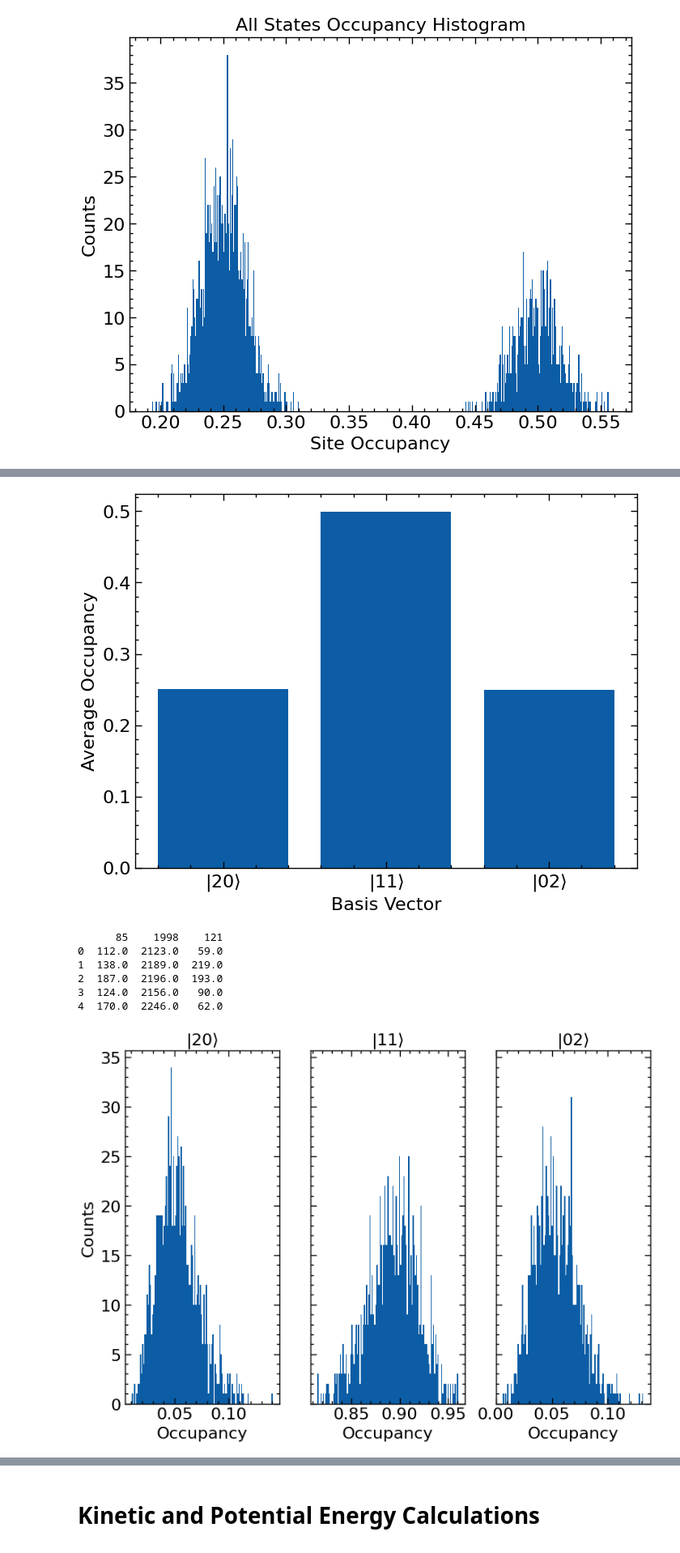
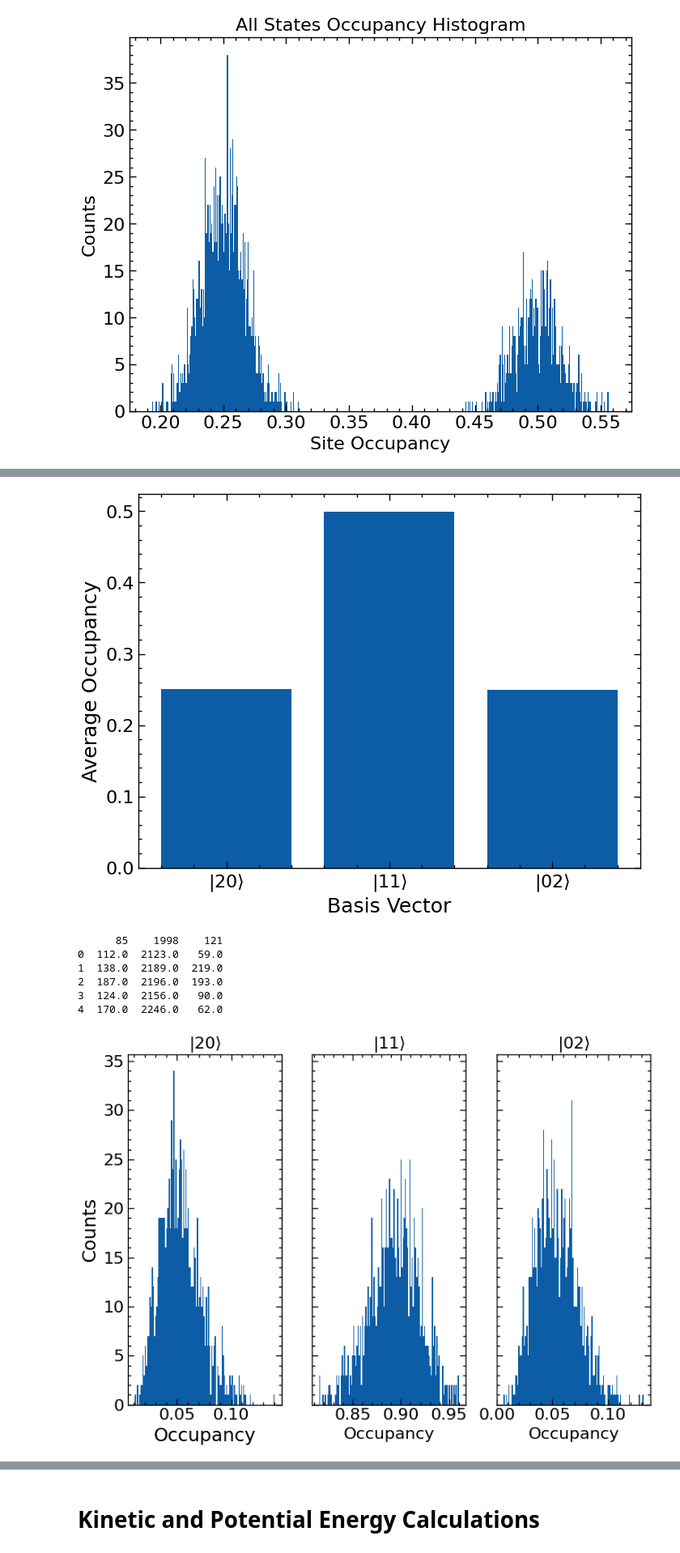
Before and after one commit to wmallah/pigsfli_benchmark, a Jupyter notebook: code/QMC_data_processing.ipynb, the cells around one changed output, grey strips where cells are left out. Shown at 81% size. Cells and saved outputs as stored; diff of their text form; code cells hidden in the pictures.

```diff
--- a/code/QMC_data_processing.ipynb
+++ b/code/QMC_data_processing.ipynb
@@ -99,13 +99,13 @@ fig, ax = plt.subplots()
 ax.bar(x, my_dict.values())
 ax.set_xticks(x)
 ax.set_xticklabels(my_dict.keys())
-ax.set_xlabel('Basis Vector')
-ax.set_ylabel('Average Occupancy')
+ax.set_xlabel('Basis Vector', fontsize=18)
+ax.set_ylabel('Average Occupancy', fontsize=18)
 # ax.set_title('Spatial Average Occupancies for $U=10$')
 plt.savefig('../figures/spatial_avg_occ_U_0.0001.pdf')
 plt.show()
 # %% [output]
-[figure, old version]
+[figure, new version]
 # %%
 # Read in .dat file
 path = '../data/occupancy_data/1D_2_2_1_10.000000_1.000000_8.000000_1000_Pn-mA1_1970_square.dat'
@@ -153,24 +153,24 @@ for i in range(len(normal_occ_data_sep)):
 # %%
 # Make separate subplots for counts of each respective sites occupancies
 fig, (ax1, ax2, ax3) = plt.subplots(1, 3, sharey=True, tight_layout=True)
 ax1.hist(site1, bins=int(len(site1)/8))
 ax2.hist(site2, bins=int(len(site2)/8))
 ax3.hist(site3, bins=int(len(site3)/8))
 
 ax1.locator_params(axis='x', nbins=4)
 
-ax1.set_xlabel('Occupancy')
-ax1.set_ylabel('Counts')
+ax1.set_xlabel('Occupancy', fontsize=18)
+ax1.set_ylabel('Counts', fontsize=18)
 ax1.set_title(r'$|20\rangle$')
 ax2.set_xlabel('Occupancy')
 ax2.set_title(r'$|11\rangle$')
 ax3.set_xlabel('Occupancy')
 ax3.set_title(r'$|02\rangle$')
 fig.suptitle('')
 plt.savefig('../figures/sep_occ_hist_U_10.0000.pdf')
 plt.show()
 # %% [output]
-[figure, old version]
+[figure, new version]
 # %%
 # Find the average occupancy for each site
 site1_avg = np.sum(site1)/len(site1)
```
Also changed, not shown: parts of 6 cells of this notebook, 25 other files.
